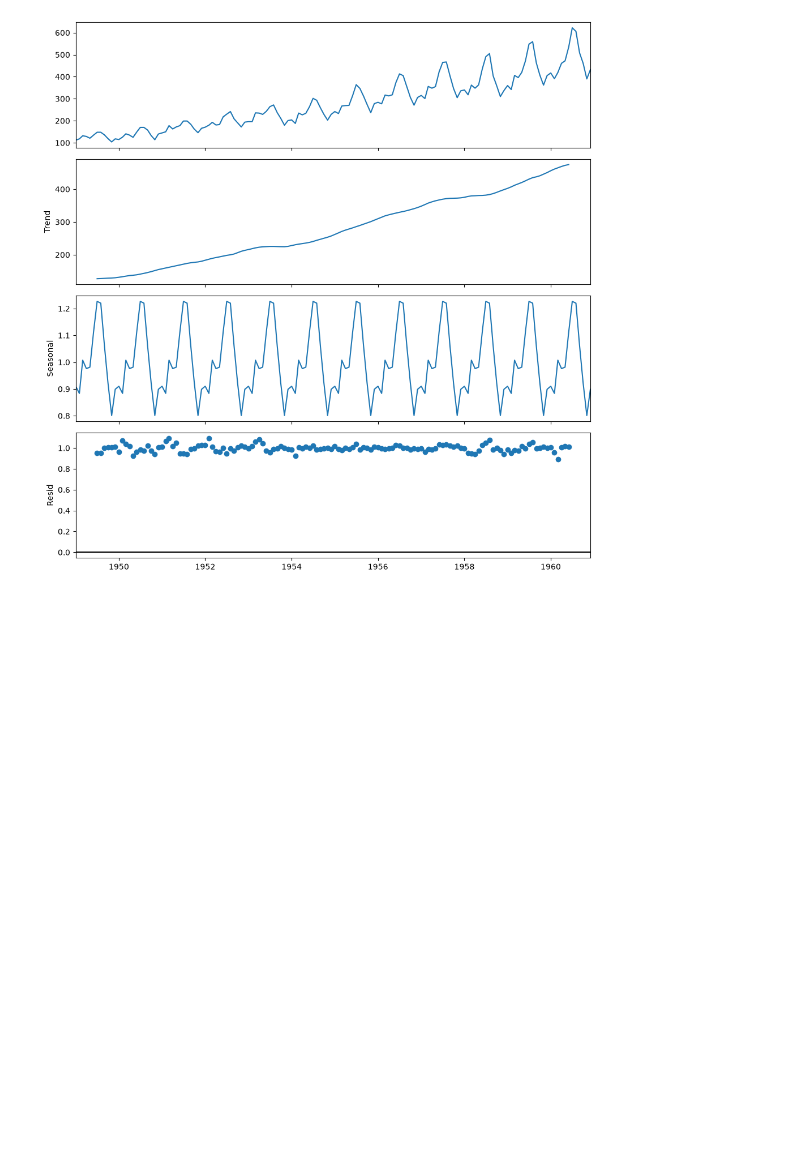
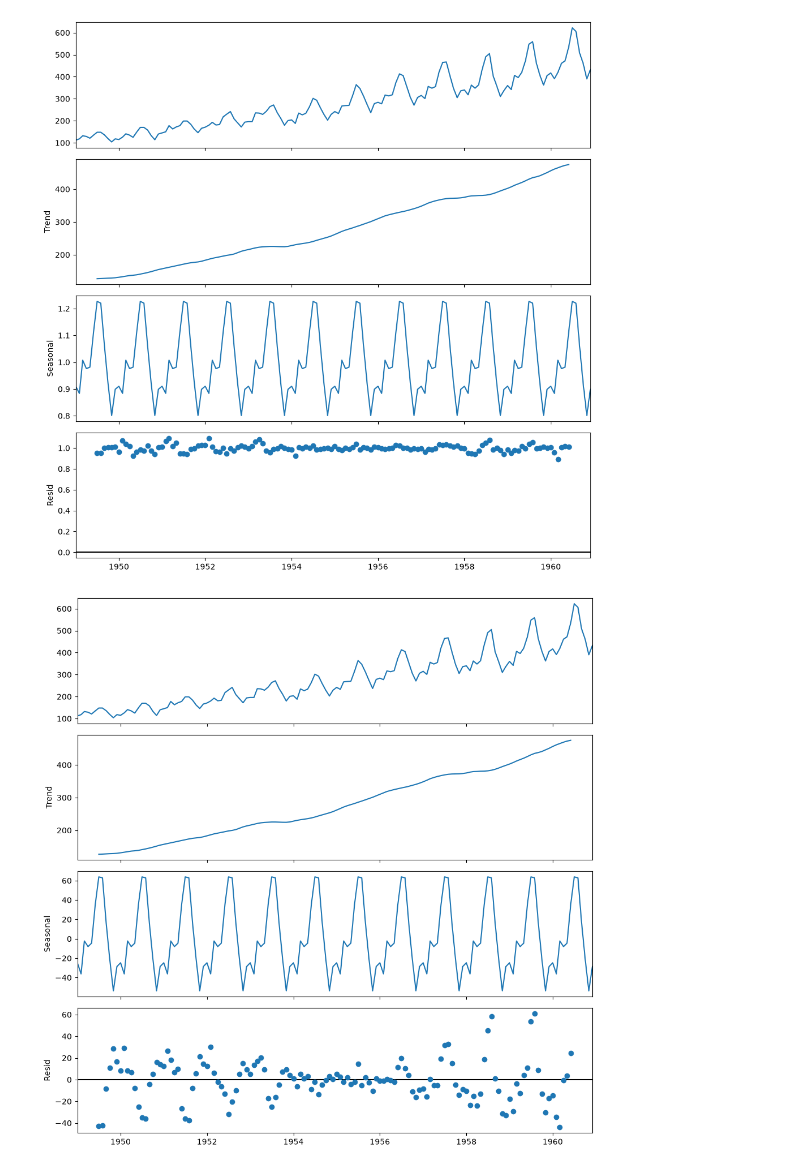
Before and after one commit to vivitsaupreti-creator/Time-ser-analysis, a Jupyter notebook: decomposition.ipynb, the cells around one changed output. Cells and saved outputs as stored; diff of their text form; code cells hidden in the pictures; blank space fills up the shorter version.

```diff
--- a/decomposition.ipynb
+++ b/decomposition.ipynb
@@ -15,3 +15,11 @@ result.plot()
 plt.show()
 # %% [output]
 [figure]
+# %%
+result2= seasonal_decompose(df,model= 'additive'  )
+# %%
+plt.rcParams.update({'figure.figsize':(10,10)})
+result2.plot()
+plt.show()
+# %% [output]
+[figure, added]
```
Also changed, not shown: 2 other files.
